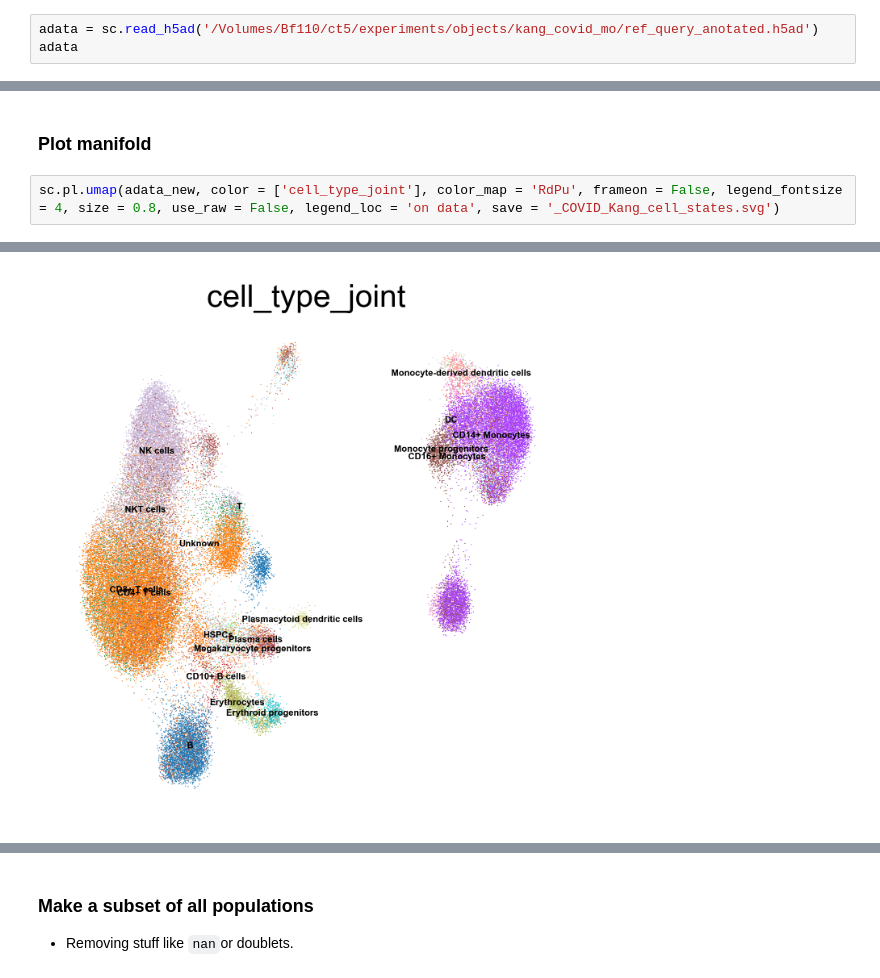
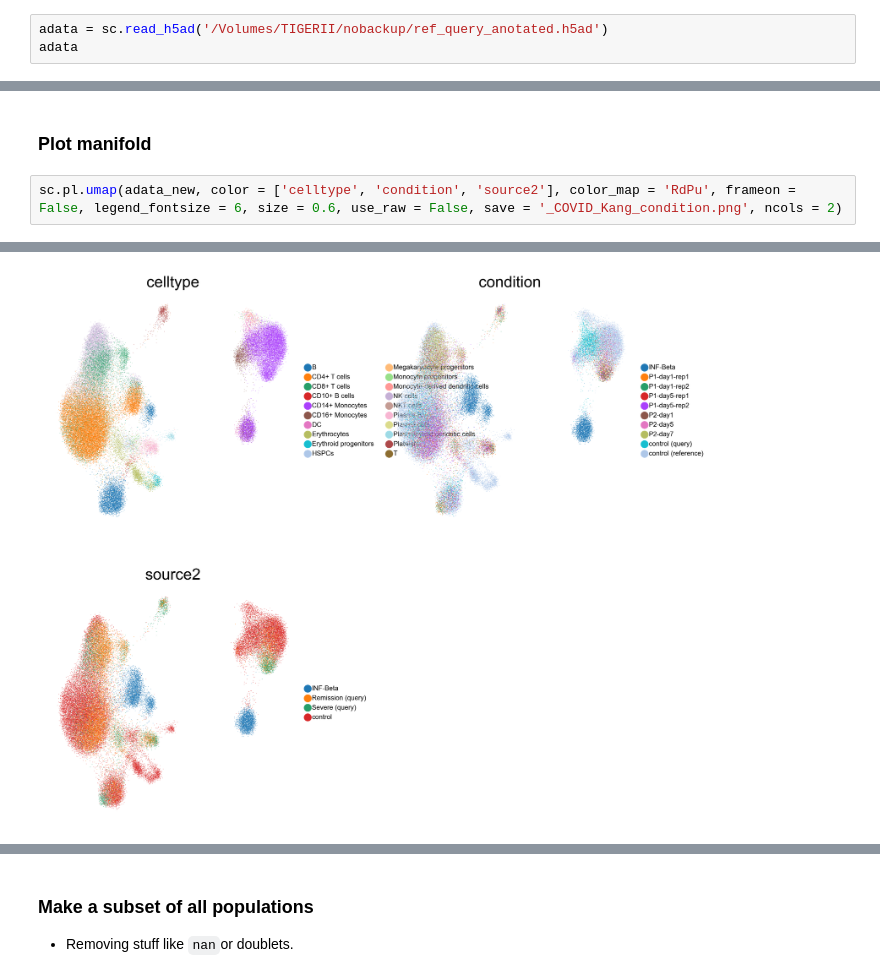
Before and after one commit to theislab/expiMap_reproducibility, a Jupyter notebook: covid/cci/211004_covid_cells_for_cellchat.ipynb, the cells around one changed output, grey strips where cells are left out. Saved outputs shown, nothing was run; the diff lists cells and outputs as text.

Commit message:
Added CCI analysis for COVID

```diff
--- a/covid/cci/211004_covid_cells_for_cellchat.ipynb
+++ b/covid/cci/211004_covid_cells_for_cellchat.ipynb
@@ -40,7 +40,7 @@ Session information updated at 2021-10-08 09:47
 # %% [markdown]
 ### Read heart global object
 # %%
-adata = sc.read_h5ad('/Volumes/Bf110/ct5/experiments/objects/kang_covid_mo/ref_query_anotated.h5ad')
+adata = sc.read_h5ad('/Volumes/TIGERII/nobackup/ref_query_anotated.h5ad')
 adata
 # %% [output]
 AnnData object with n_obs × n_vars = 64812 × 1972
@@ -61,5 +61,5 @@ AnnData object with n_obs × n_vars = 64812 × 10851
 # %% [markdown]
 ### Plot manifold
 # %%
-sc.pl.umap(adata_new, color = ['cell_type_joint'], color_map = 'RdPu', frameon = False, legend_fontsize = 4, size = 0.8, use_raw = False, legend_loc = 'on data', save = '_COVID_Kang_cell_states.svg')
+sc.pl.umap(adata_new, color = ['celltype', 'condition', 'source2'], color_map = 'RdPu', frameon = False, legend_fontsize = 6, size = 0.6, use_raw = False, save = '_COVID_Kang_condition.png', ncols = 2)
 # %% [output]
@@ -67,3 +67,3 @@ WARNING: saving figure to file figures/umap_COVID_Kang_cell_states.svg
-[figure, old version]
+[figure, new version]
 # %%
 CCI = ['ANXA1', 'FPR1', 'THBS1', 'CD36', 'CD47', 'ICAM1', 'ICAM2', 'ITGAL', 'SPN', 'ITGAX', 'ITGAM', 'ITGB2', 'LCK', 'CCL3', 'CCL4', 'CCL5']
```
Also changed, not shown: parts of 9 cells of this notebook, 10 other files.
